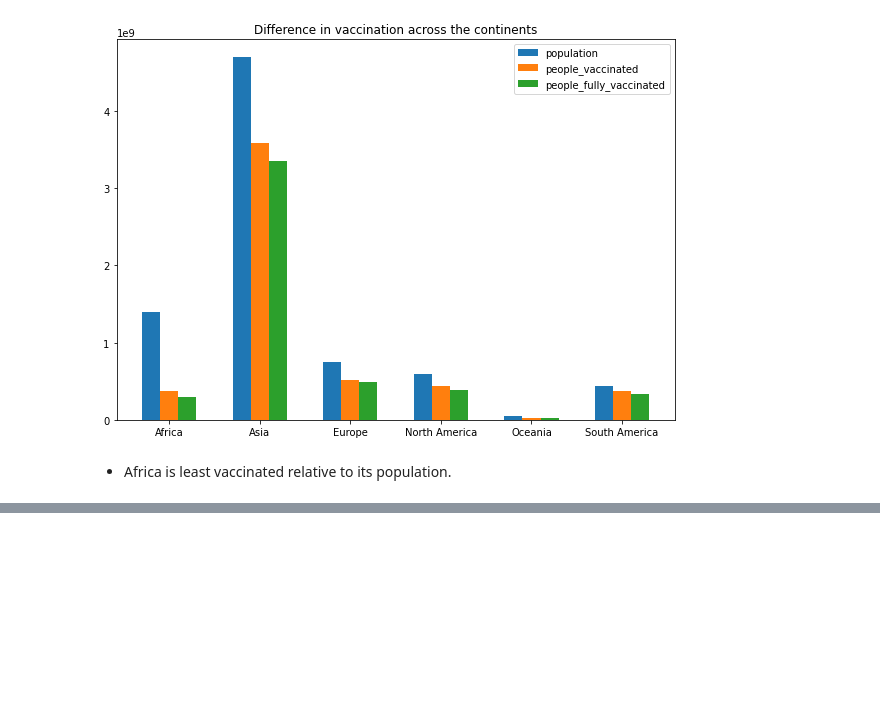
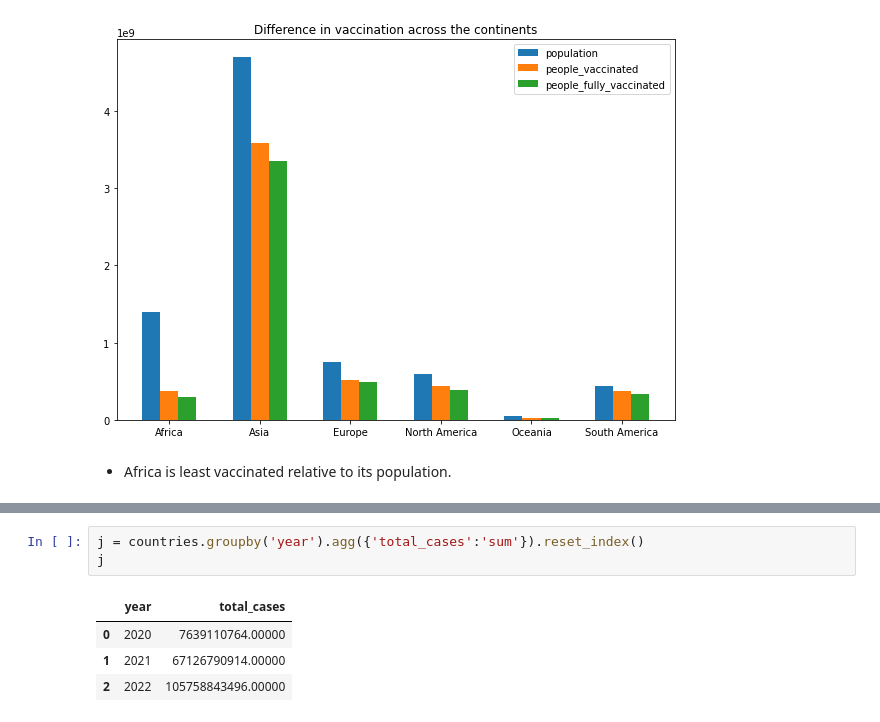
Before and after one commit to aaAbdulkadir/DataPortfolio, a Jupyter notebook: Exploratory Data Analysis/Covid ETL Pipeline V2.ipynb, the cells around one changed output, grey strips where cells are left out. Cells and saved outputs as stored; diff of their text form; blank space fills up the shorter version.

```diff
--- a/Exploratory Data Analysis/Covid ETL Pipeline V2.ipynb
+++ b/Exploratory Data Analysis/Covid ETL Pipeline V2.ipynb
@@ -1089,0 +1116,8 @@ print('Dataset appended.')
+# %%
+j = countries.groupby('year').agg({'total_cases':'sum'}).reset_index()
+j
+# %% [output]
+|  | year | total_cases |
+| 0 | 2020 | 7639110764.00000 |
+| 1 | 2021 | 67126790914.00000 |
+| 2 | 2022 | 105758843496.00000 |
```
Also changed, not shown: parts of 160 cells of this notebook.
